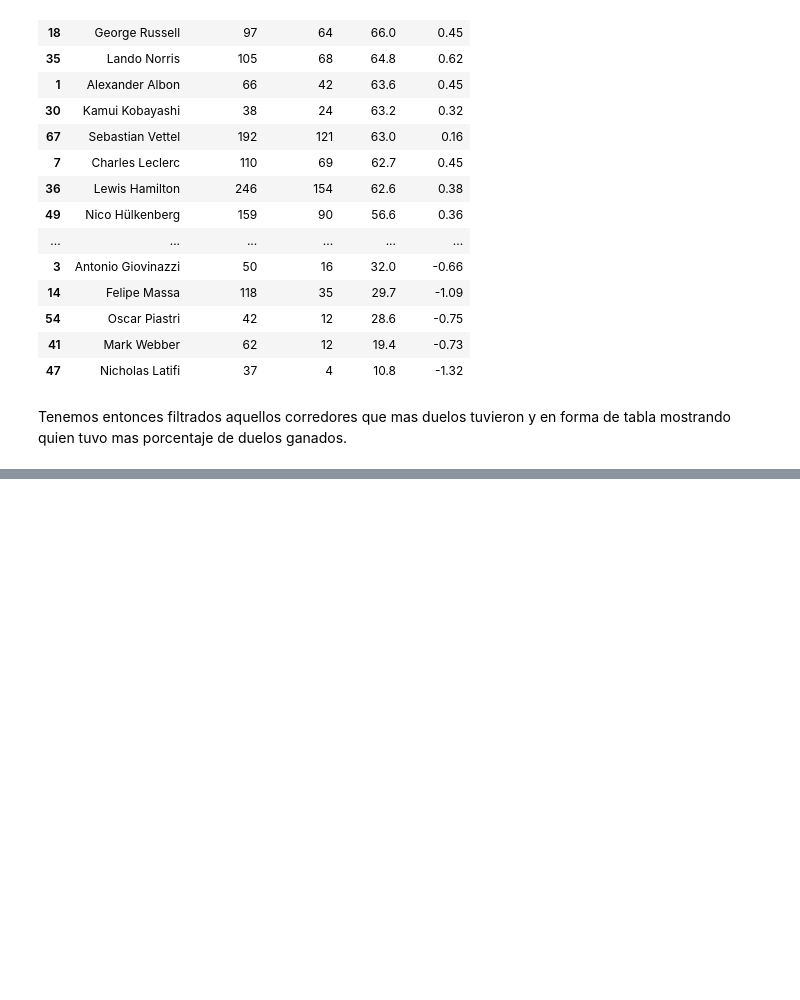
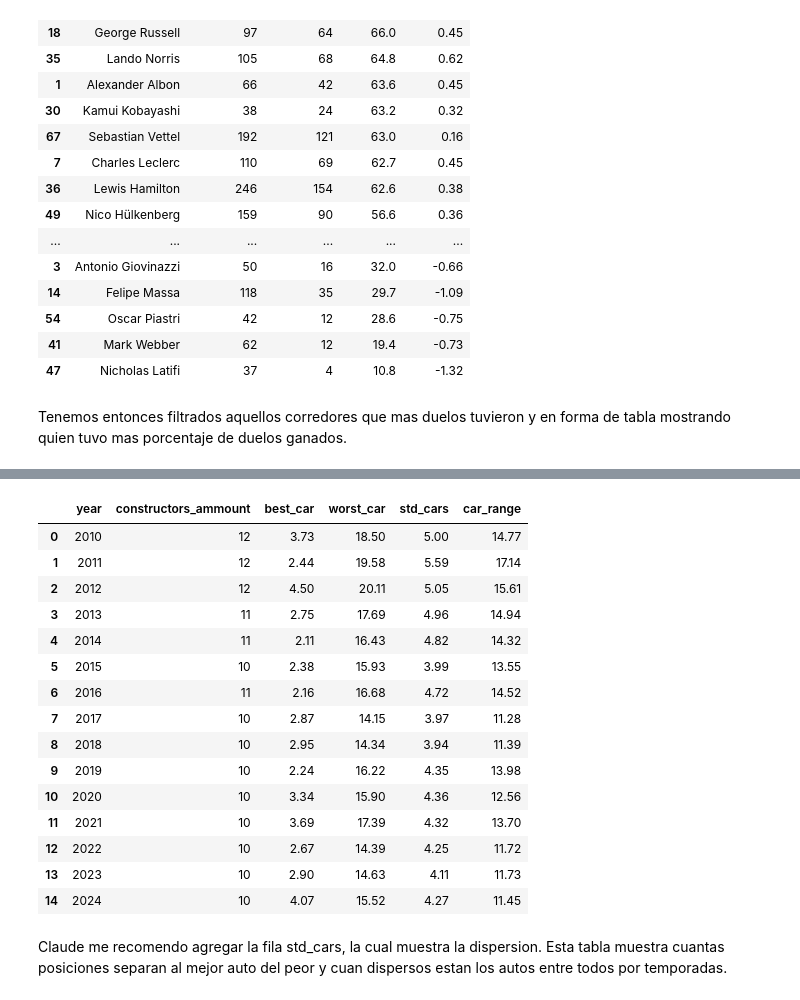
Before and after one commit to Joaquin-Lobato-Adinolfi/TP_LMC_F1_Analysis, a Jupyter notebook: TP_LMC_F1_Analysis.ipynb, the cells around one changed output, grey strips where cells are left out. Drawn from its saved outputs; the diff is of its cells as text; code cells hidden in the pictures; blank space fills up the shorter version.

```diff
--- a/TP_LMC_F1_Analysis.ipynb
+++ b/TP_LMC_F1_Analysis.ipynb
@@ -1366,0 +1478,10 @@ Tenemos entonces filtrados aquellos corredores que mas duelos tuvieron y en form
+# %%
+escuderias_year = (pares_finalizados.groupby(['year', 'constructorName'])
+                   .agg(races=('raceId', 'nunique'),
+                        mean_pos=('team_mean', 'mean'),
+                        best_pos=('team_mean', 'min'),
+                        worst_pos=('team_mean', 'max'),
+                        mean_abs_dif=('teammate_abs_dif', 'mean'))
+                   .reset_index().round(2))
+
+escuderias_year.sort_values(['year', 'mean_pos'])
@@ -1366,0 +1518,27 @@ Tenemos entonces filtrados aquellos corredores que mas duelos tuvieron y en form
+# %%
+autos_year = (escuderias_year.groupby('year').agg(constructors_ammount=('constructorName', 'nunique'),
+                                                  best_car=('mean_pos','min'),
+                                                  worst_car=('mean_pos', 'max'),
+                                                  std_cars=('mean_pos','std'))).reset_index()
+
+autos_year['car_range'] = autos_year['worst_car'] - autos_year['best_car']
+autos_year.round(2)
+# %% [output]
+|  | year | constructors_ammount | best_car | worst_car | std_cars | car_range |
+| 0 | 2010 | 12 | 3.73 | 18.50 | 5.00 | 14.77 |
+| 1 | 2011 | 12 | 2.44 | 19.58 | 5.59 | 17.14 |
+| 2 | 2012 | 12 | 4.50 | 20.11 | 5.05 | 15.61 |
+| 3 | 2013 | 11 | 2.75 | 17.69 | 4.96 | 14.94 |
+| 4 | 2014 | 11 | 2.11 | 16.43 | 4.82 | 14.32 |
+| 5 | 2015 | 10 | 2.38 | 15.93 | 3.99 | 13.55 |
+| 6 | 2016 | 11 | 2.16 | 16.68 | 4.72 | 14.52 |
+| 7 | 2017 | 10 | 2.87 | 14.15 | 3.97 | 11.28 |
+| 8 | 2018 | 10 | 2.95 | 14.34 | 3.94 | 11.39 |
+| 9 | 2019 | 10 | 2.24 | 16.22 | 4.35 | 13.98 |
+| 10 | 2020 | 10 | 3.34 | 15.90 | 4.36 | 12.56 |
+| 11 | 2021 | 10 | 3.69 | 17.39 | 4.32 | 13.70 |
+| 12 | 2022 | 10 | 2.67 | 14.39 | 4.25 | 11.72 |
+| 13 | 2023 | 10 | 2.90 | 14.63 | 4.11 | 11.73 |
+| 14 | 2024 | 10 | 4.07 | 15.52 | 4.27 | 11.45 |
+# %% [markdown]
+Claude me recomendo agregar la fila std_cars, la cual muestra la dispersion. Esta tabla muestra cuantas posiciones separan al mejor auto del peor y cuan dispersos estan los autos entre todos por temporadas.
```
Also changed, not shown: parts of 70 cells of this notebook.
